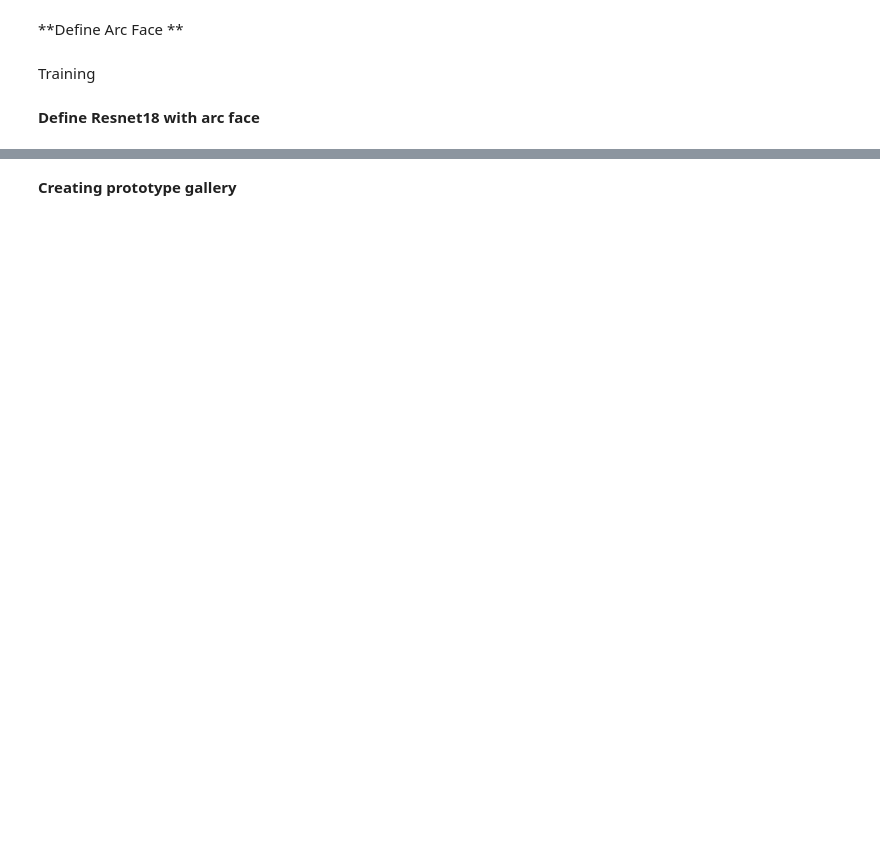
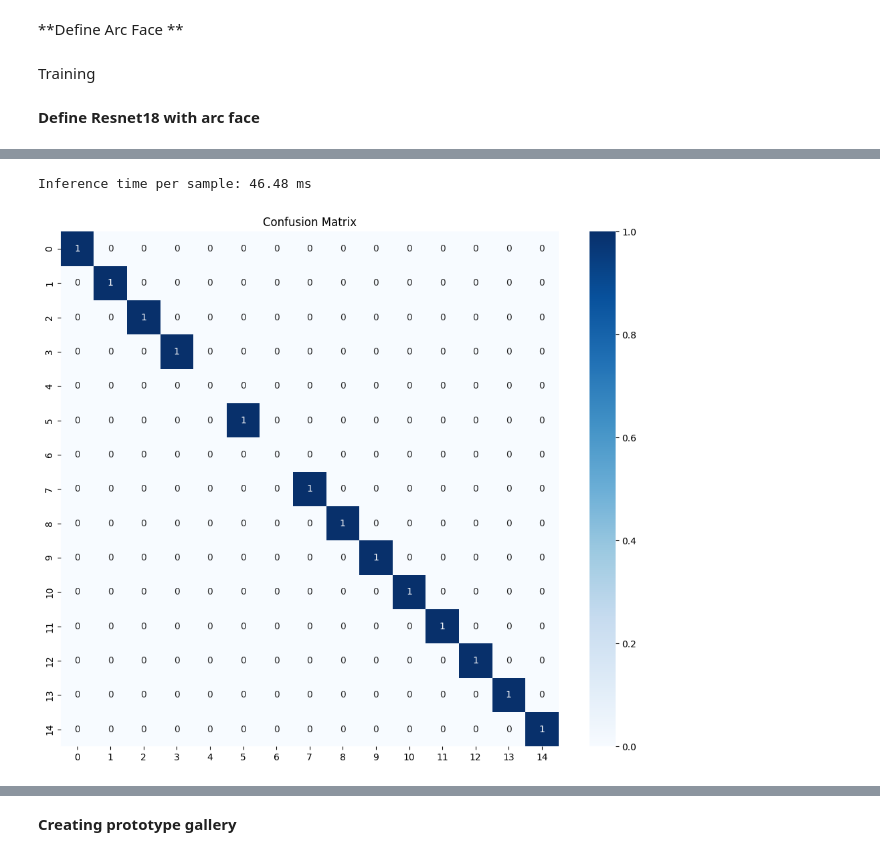
Before and after one commit to arunbailwal30/CattleMuzzle, a Jupyter notebook: MobileNetV2.ipynb, the cells around one changed output, grey strips where cells are left out. Drawn from its saved outputs; the diff is of its cells as text; code cells hidden in the pictures; blank space fills up the shorter version.

```diff
--- a/MobileNetV2.ipynb
+++ b/MobileNetV2.ipynb
@@ -519,17 +559,21 @@ print(classification_report(test_labels, test_preds))
 # %%
-model.eval()
-sample = next(iter(test_loader))[0][:1].to(device)  # one sample
-start = time.time()
-with torch.no_grad():
-    features = model(sample)  # inference without labels
-end = time.time()
-print(f"Inference time per sample: {(end-start)*1000:.2f} ms")
+# model.eval()
+# sample = next(iter(test_loader))[0][:1].to(device)  # one sample
+# start = time.time()
+# with torch.no_grad():
+#     features = model(sample)  # inference without labels
+# end = time.time()
+# print(f"Inference time per sample: {(end-start)*1000:.2f} ms")
+# %% [output]
+Inference time per sample: 46.48 ms
 # %%
-cm = confusion_matrix(test_labels, test_preds, labels= np.arange(15))
-plt.figure(figsize=(12,10))
-sns.heatmap(cm, annot=True, fmt='d', cmap='Blues',
-            xticklabels=np.arange(15), yticklabels=np.arange(15))
-plt.title("Confusion Matrix")
-plt.savefig("ConfusionMatrix.jpg")
-plt.show()
+# cm = confusion_matrix(test_labels, test_preds, labels= np.arange(15))
+# plt.figure(figsize=(12,10))
+# sns.heatmap(cm, annot=True, fmt='d', cmap='Blues',
+#             xticklabels=np.arange(15), yticklabels=np.arange(15))
+# plt.title("Confusion Matrix")
+# plt.savefig("ConfusionMatrix.jpg")
+# plt.show()
+# %% [output]
+[figure, added]
 # %%
```
Also changed, not shown: parts of 67 cells of this notebook.
